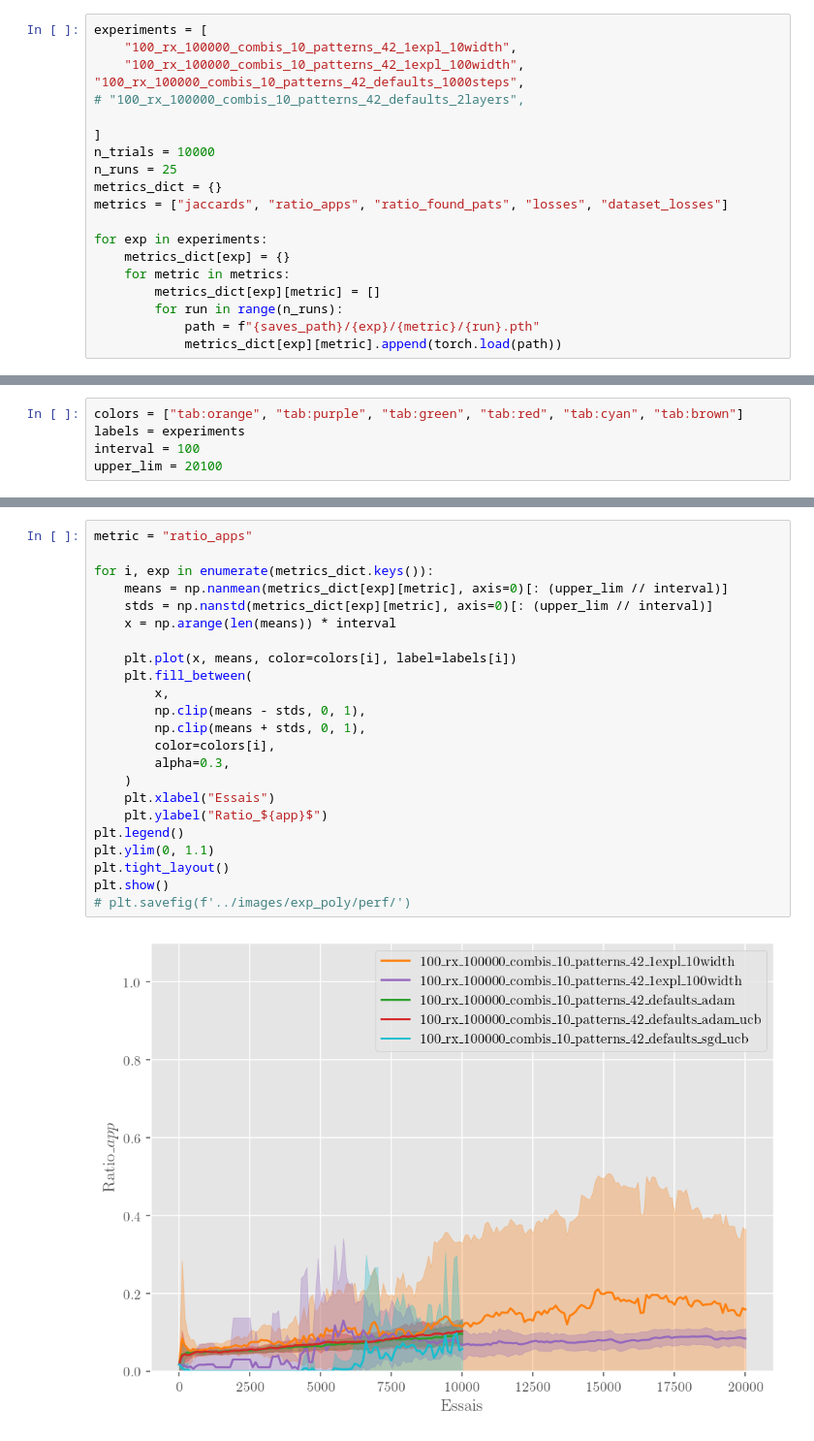
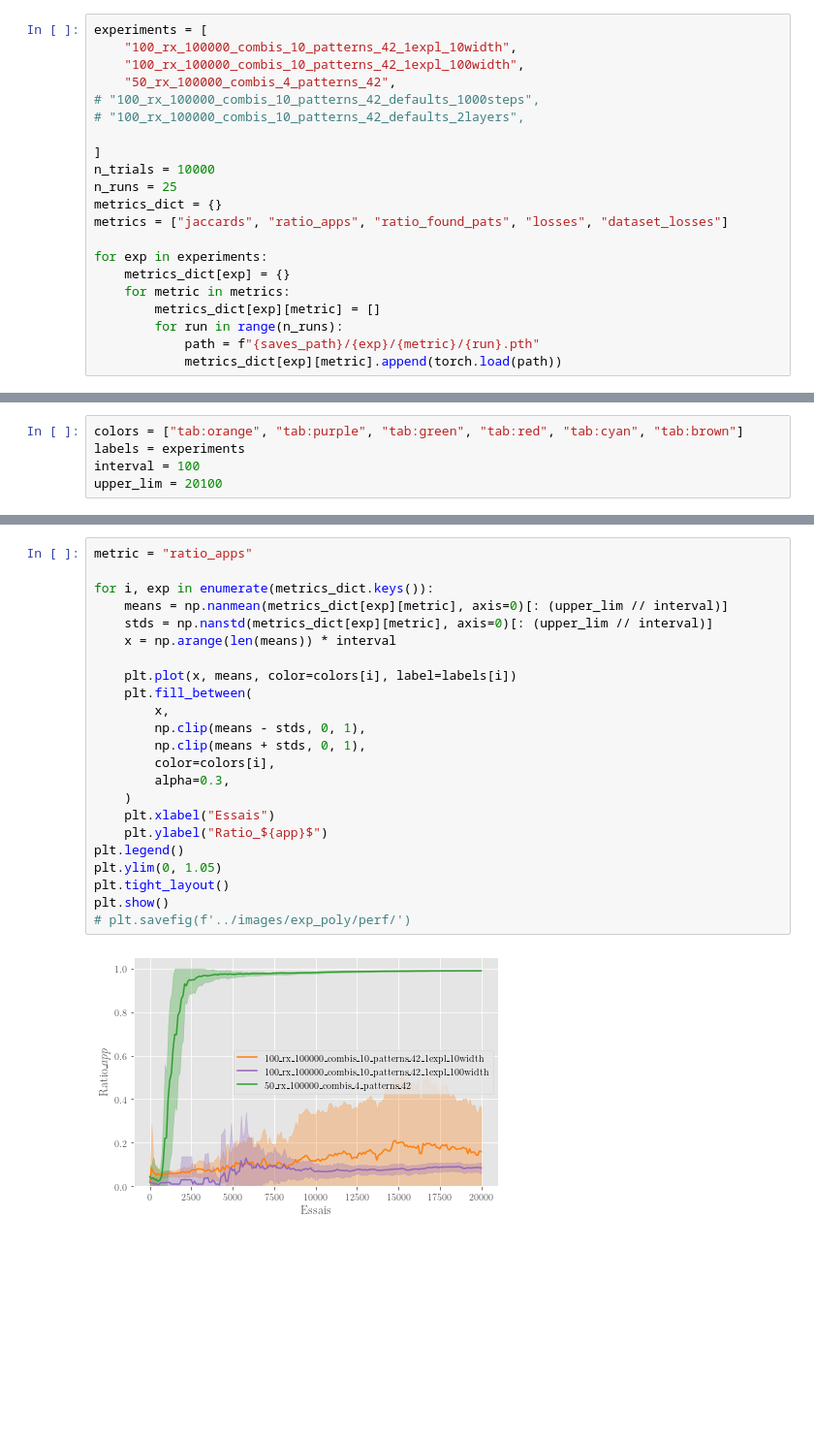
Before and after one commit to Quoding/optimneuralbandits, a Jupyter notebook: testing/viz/vizualize_perf_metrics.ipynb, the cells around one changed output, grey strips where cells are left out. Shown: that part at 97% size. Cells and saved outputs as stored; diff of their text form; blank space fills up the shorter version.

```diff
--- a/testing/viz/vizualize_perf_metrics.ipynb
+++ b/testing/viz/vizualize_perf_metrics.ipynb
@@ -21,7 +24,8 @@ saves_path = '../saves'
 experiments = [
     "100_rx_100000_combis_10_patterns_42_1expl_10width",
     "100_rx_100000_combis_10_patterns_42_1expl_100width",
-"100_rx_100000_combis_10_patterns_42_defaults_1000steps",
+    "50_rx_100000_combis_4_patterns_42",
+# "100_rx_100000_combis_10_patterns_42_defaults_1000steps",
 # "100_rx_100000_combis_10_patterns_42_defaults_2layers",
 
 ]
@@ -72,28 +74,28 @@ plt.show()
 # %%
 metric = "ratio_apps"
 
 for i, exp in enumerate(metrics_dict.keys()):
     means = np.nanmean(metrics_dict[exp][metric], axis=0)[: (upper_lim // interval)]
     stds = np.nanstd(metrics_dict[exp][metric], axis=0)[: (upper_lim // interval)]
     x = np.arange(len(means)) * interval
 
     plt.plot(x, means, color=colors[i], label=labels[i])
     plt.fill_between(
         x,
         np.clip(means - stds, 0, 1),
         np.clip(means + stds, 0, 1),
         color=colors[i],
         alpha=0.3,
     )
     plt.xlabel("Essais")
     plt.ylabel("Ratio_${app}$")
 plt.legend()
-plt.ylim(0, 1.1)
+plt.ylim(0, 1.05)
 plt.tight_layout()
 plt.show()
 # plt.savefig(f'../images/exp_poly/perf/')
 # %% [output]
-[figure, old version]
+[figure, new version]
 # %%
 # Plot ratio found pat
 metric = "ratio_found_pats"
```
Also changed, not shown: parts of 9 cells of this notebook, 3 other files.
